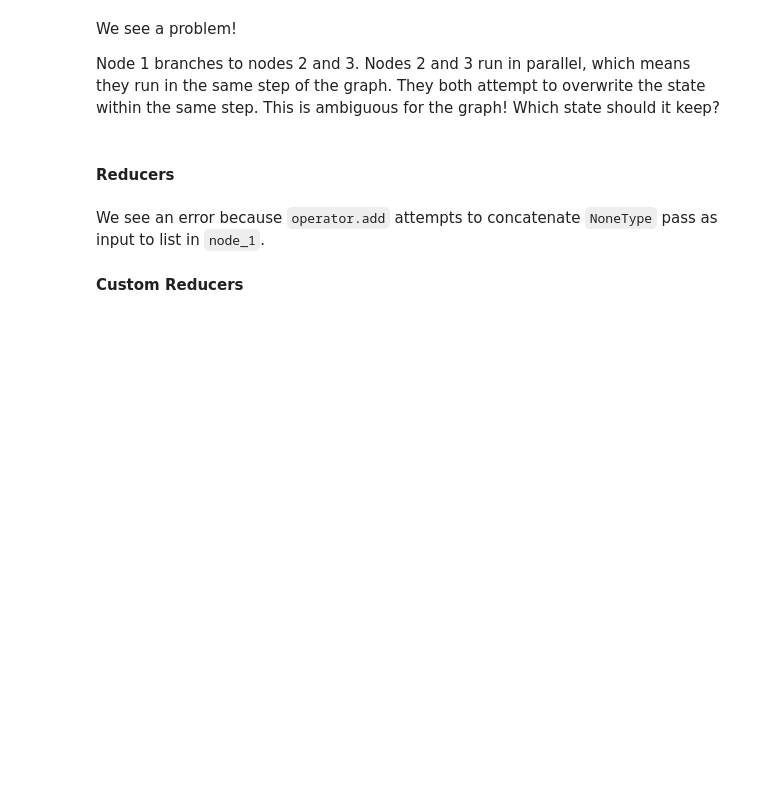
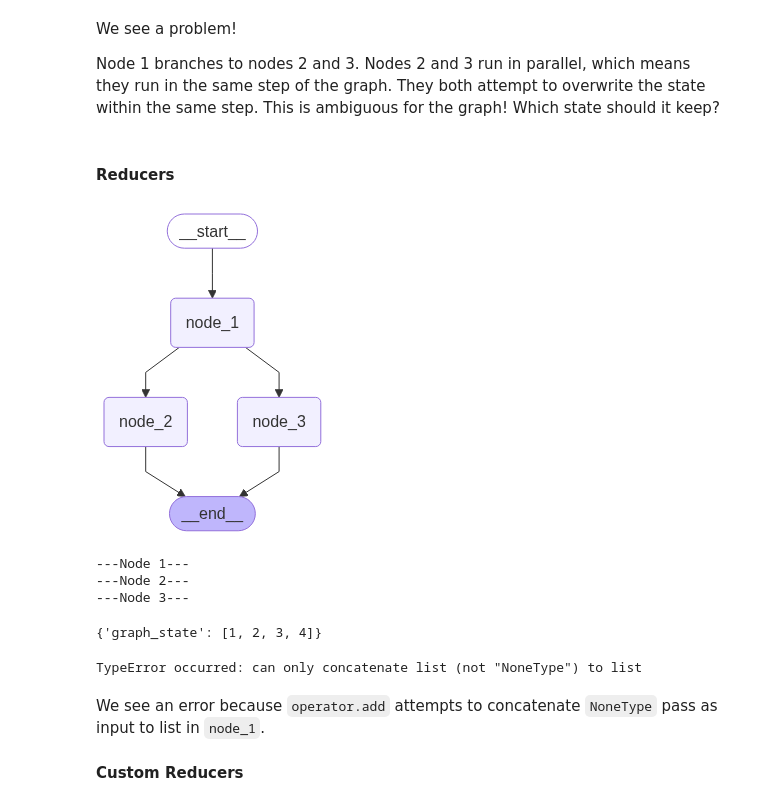
Before and after one commit to smartdev93/study-generative-ai, a Jupyter notebook: free_courses/LangChain-Academy/Introduction to LangGraph/Module_2/state-reducers.ipynb, the cells around one changed output. Drawn from its saved outputs; the diff is of its cells as text; code cells hidden in the pictures; blank space fills up the shorter version.

```diff
--- a/free_courses/LangChain-Academy/Introduction to LangGraph/Module_2/state-reducers.ipynb
+++ b/free_courses/LangChain-Academy/Introduction to LangGraph/Module_2/state-reducers.ipynb
@@ -97,39 +109,47 @@ def node_1(state):
     return {'graph_state': [state['graph_state'][-1] + 1]}
 
 def node_2(state):
     print('---Node 2---')
     return {'graph_state': [state['graph_state'][-1] + 1]}
 
 def node_3(state):
     print('---Node 3---')
-    return {'graph_state': [state['graph_state'][-1] + 1]}
+    return {'graph_state': [state['graph_state'][-1] + 2]}
 
 # Build graph
 builder = StateGraph(DefaultReducerState)
 builder.add_node('node_1', node_1)
 builder.add_node('node_2', node_2)
 builder.add_node('node_3', node_3)
 
 # Logic
 builder.add_edge(START, 'node_1')
 builder.add_edge('node_1', 'node_2')
 builder.add_edge('node_1', 'node_3')
 builder.add_edge('node_2', END)
 builder.add_edge('node_3', END)
 
 # Add
 graph = builder.compile()
 
 # View
 display(Image(graph.get_graph().draw_mermaid_png()))
 
 # Invocation
 graph.invoke({'graph_state': [1]})
+# %% [output]
+[figure, added]
+---Node 1---
+---Node 2---
+---Node 3---
+{'graph_state': [1, 2, 3, 4]}
 # %%
 try:
     graph.invoke({'graph_state' : None})
 except TypeError as e:
     print(f'TypeError occurred: {e}')
+# %% [output]
+TypeError occurred: can only concatenate list (not "NoneType") to list
 # %% [markdown]
 We see an error because `operator.add` attempts to concatenate `NoneType` pass as input to list in `node_1`.
 
```
Also changed, not shown: parts of 6 cells of this notebook, 28 other files.
